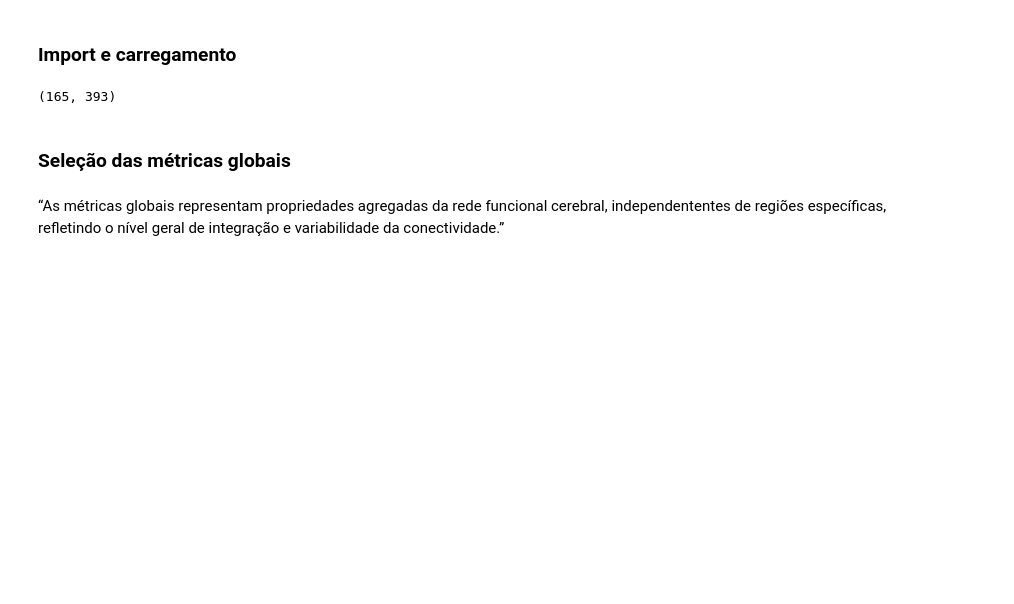
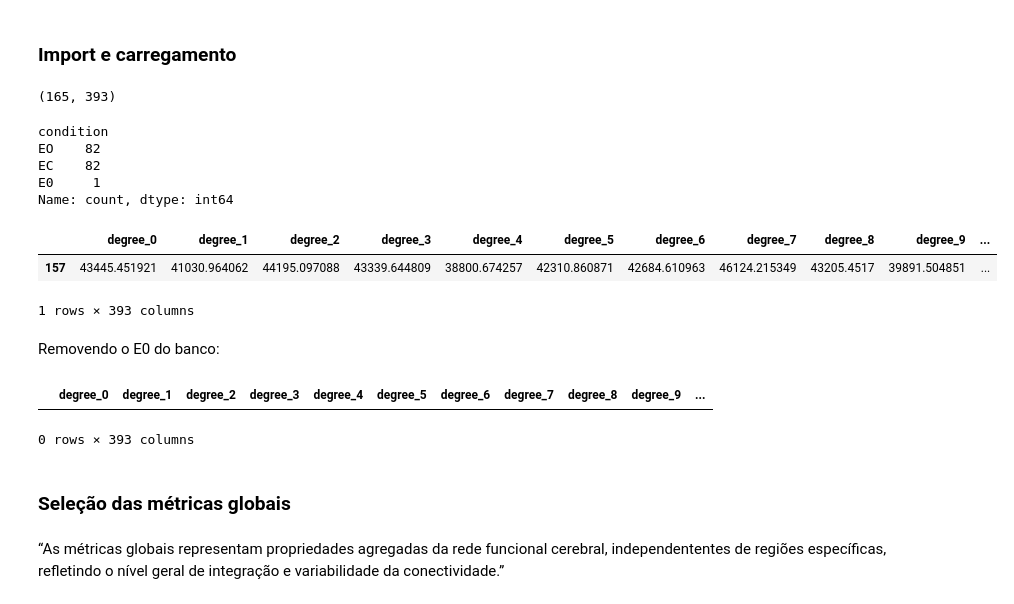
Before and after one commit to annesantos1990/TCC, a Jupyter notebook: notebook/01_eda_global.ipynb, the cells around one changed output. Saved outputs shown, nothing was run; the diff lists cells and outputs as text; code cells hidden in the pictures; blank space fills up the shorter version.

```diff
--- a/notebook/01_eda_global.ipynb
+++ b/notebook/01_eda_global.ipynb
@@ -23,2 +26,18 @@ df.shape
 # %% [output]
 (165, 393)
+# %%
+df_dataset['condition'].value_counts()
+# %% [output]
+condition
+EO    82
+EC    82
+E0     1
+Name: count, dtype: int64
+# %%
+df_dataset[df_dataset['condition'] == 'E0']
+# %% [output]
+|  | degree_0 | degree_1 | degree_2 | degree_3 | degree_4 | degree_5 | degree_6 | degree_7 | degree_8 | degree_9 | ... |
+| 157 | 43445.451921 | 41030.964062 | 44195.097088 | 43339.644809 | 38800.674257 | 42310.860871 | 42684.610963 | 46124.215349 | 43205.4517 | 39891.504851 | ... |
+1 rows × 393 columns
+# %% [markdown]
+Removendo o E0 do banco:
@@ -25,3 +46,8 @@ df.shape
+# %%
+df_dataset[df_dataset['condition'] == 'E0']
+# %% [output]
+|  | degree_0 | degree_1 | degree_2 | degree_3 | degree_4 | degree_5 | degree_6 | degree_7 | degree_8 | degree_9 | ... |
+0 rows × 393 columns
 # %% [markdown]
 ### Seleção das métricas globais
 # %% [markdown]
```
Also changed, not shown: parts of 14 cells of this notebook, 1 other file.
